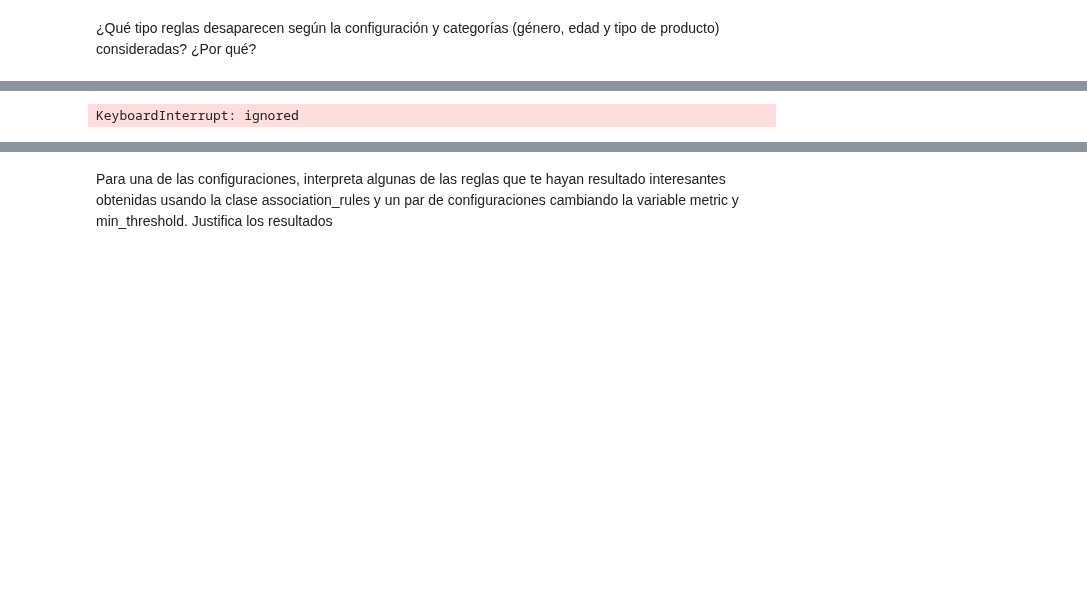
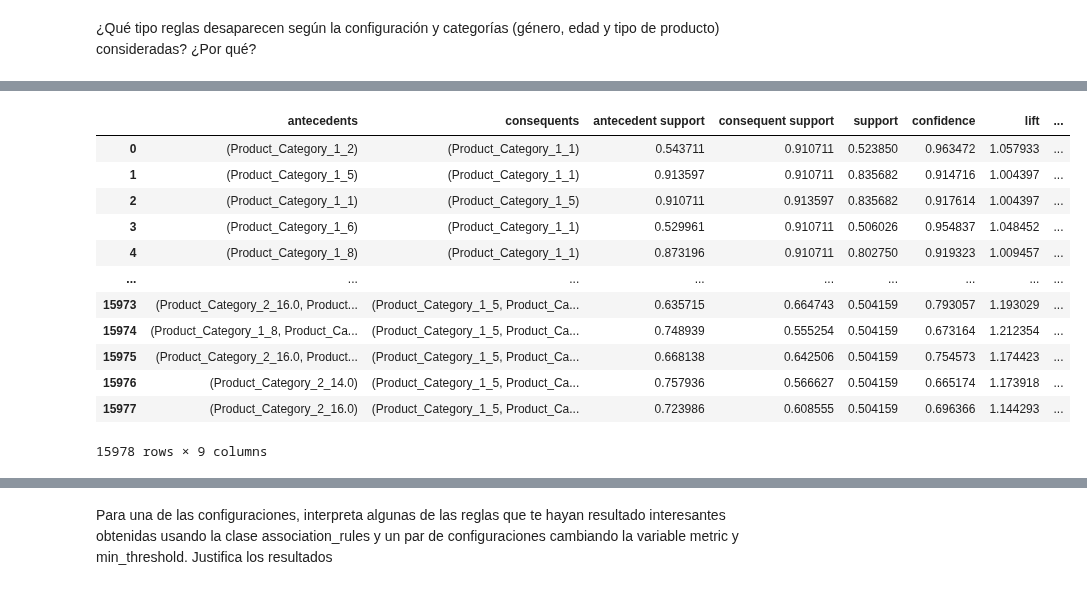
Before and after one commit to javierarteagapuell/deeplearning, a Jupyter notebook: Prac2Ej1FINAL.ipynb, the cells around one changed output, grey strips where cells are left out. Cells and saved outputs as stored; diff of their text form; code cells hidden in the pictures; blank space fills up the shorter version.

```diff
--- a/Prac2Ej1FINAL.ipynb
+++ b/Prac2Ej1FINAL.ipynb
@@ -594,6 +591,18 @@ print(frq_items_q1_75[frq_items_q1_75['itemsets'].apply(lambda x: 'Product_Categ
 4852  0.763028  (Product_Category_1_5, Product_Category_2_0.0,...
 # %%
-rules_25 = association_rules(frq_items_q1_25, metric = 'confidence', min_threshold=0.51)
-rules_25
+rules_50 = association_rules(frq_items_q1_50, metric = 'confidence', min_threshold=0.61)
+rules_50
 # %% [output]
+|  | antecedents | consequents | antecedent support | consequent support | support | confidence | lift | ... |
+| 0 | (Product_Category_1_2) | (Product_Category_1_1) | 0.543711 | 0.910711 | 0.523850 | 0.963472 | 1.057933 | ... |
+| 1 | (Product_Category_1_5) | (Product_Category_1_1) | 0.913597 | 0.910711 | 0.835682 | 0.914716 | 1.004397 | ... |
+| 2 | (Product_Category_1_1) | (Product_Category_1_5) | 0.910711 | 0.913597 | 0.835682 | 0.917614 | 1.004397 | ... |
+| 3 | (Product_Category_1_6) | (Product_Category_1_1) | 0.529961 | 0.910711 | 0.506026 | 0.954837 | 1.048452 | ... |
+| 4 | (Product_Category_1_8) | (Product_Category_1_1) | 0.873196 | 0.910711 | 0.802750 | 0.919323 | 1.009457 | ... |
+| ... | ... | ... | ... | ... | ... | ... | ... | ... |
+| 15973 | (Product_Category_2_16.0, Product... | (Product_Category_1_5, Product_Ca... | 0.635715 | 0.664743 | 0.504159 | 0.793057 | 1.193029 | ... |
+| 15974 | (Product_Category_1_8, Product_Ca... | (Product_Category_1_5, Product_Ca... | 0.748939 | 0.555254 | 0.504159 | 0.673164 | 1.212354 | ... |
+| 15975 | (Product_Category_2_16.0, Product... | (Product_Category_1_5, Product_Ca... | 0.668138 | 0.642506 | 0.504159 | 0.754573 | 1.174423 | ... |
+| 15976 | (Product_Category_2_14.0) | (Product_Category_1_5, Product_Ca... | 0.757936 | 0.566627 | 0.504159 | 0.665174 | 1.173918 | ... |
+| 15977 | (Product_Category_2_16.0) | (Product_Category_1_5, Product_Ca... | 0.723986 | 0.608555 | 0.504159 | 0.696366 | 1.144293 | ... |
-KeyboardInterrupt: ignored
+15978 rows × 9 columns
```
Also changed, not shown: parts of 31 cells of this notebook.
